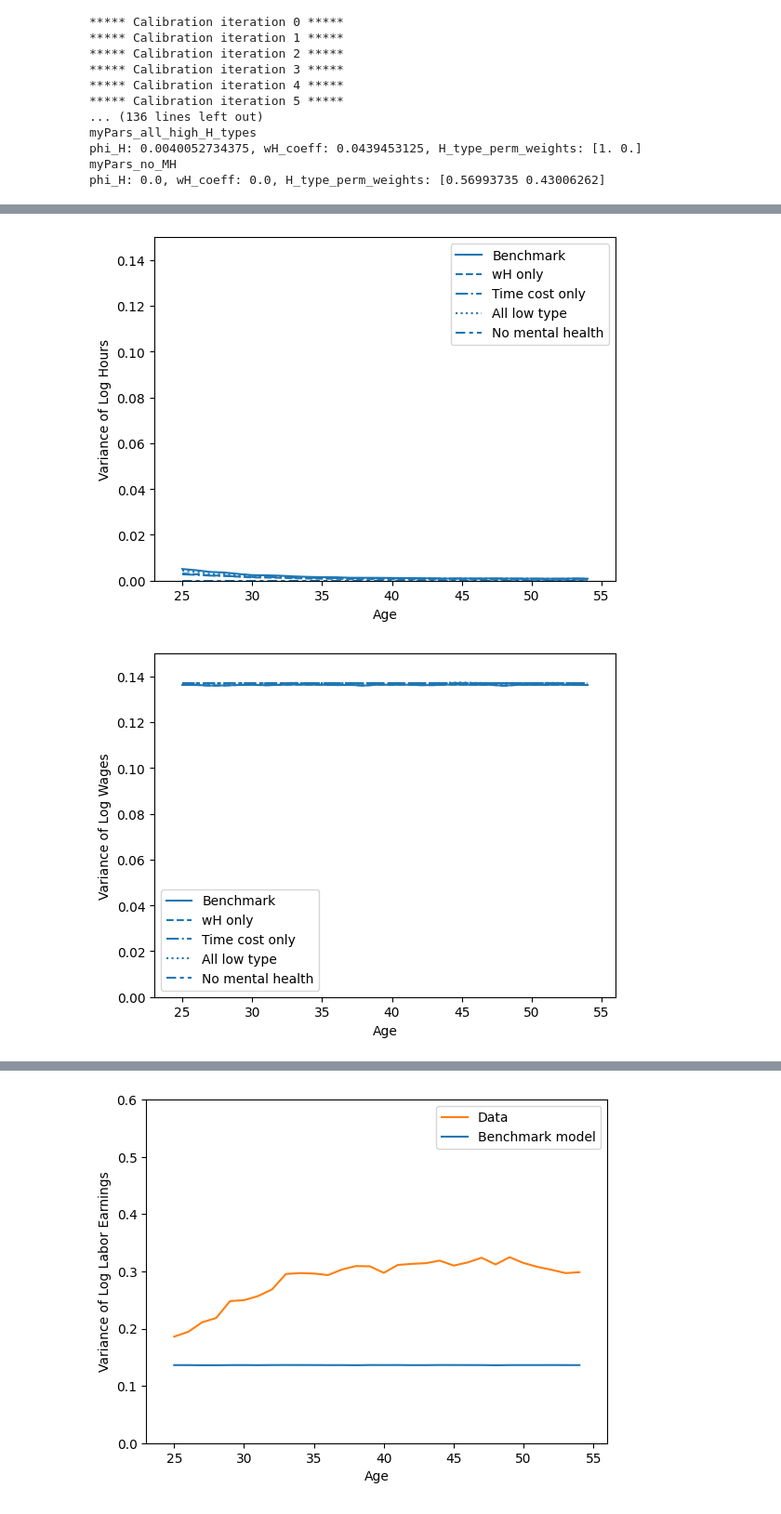
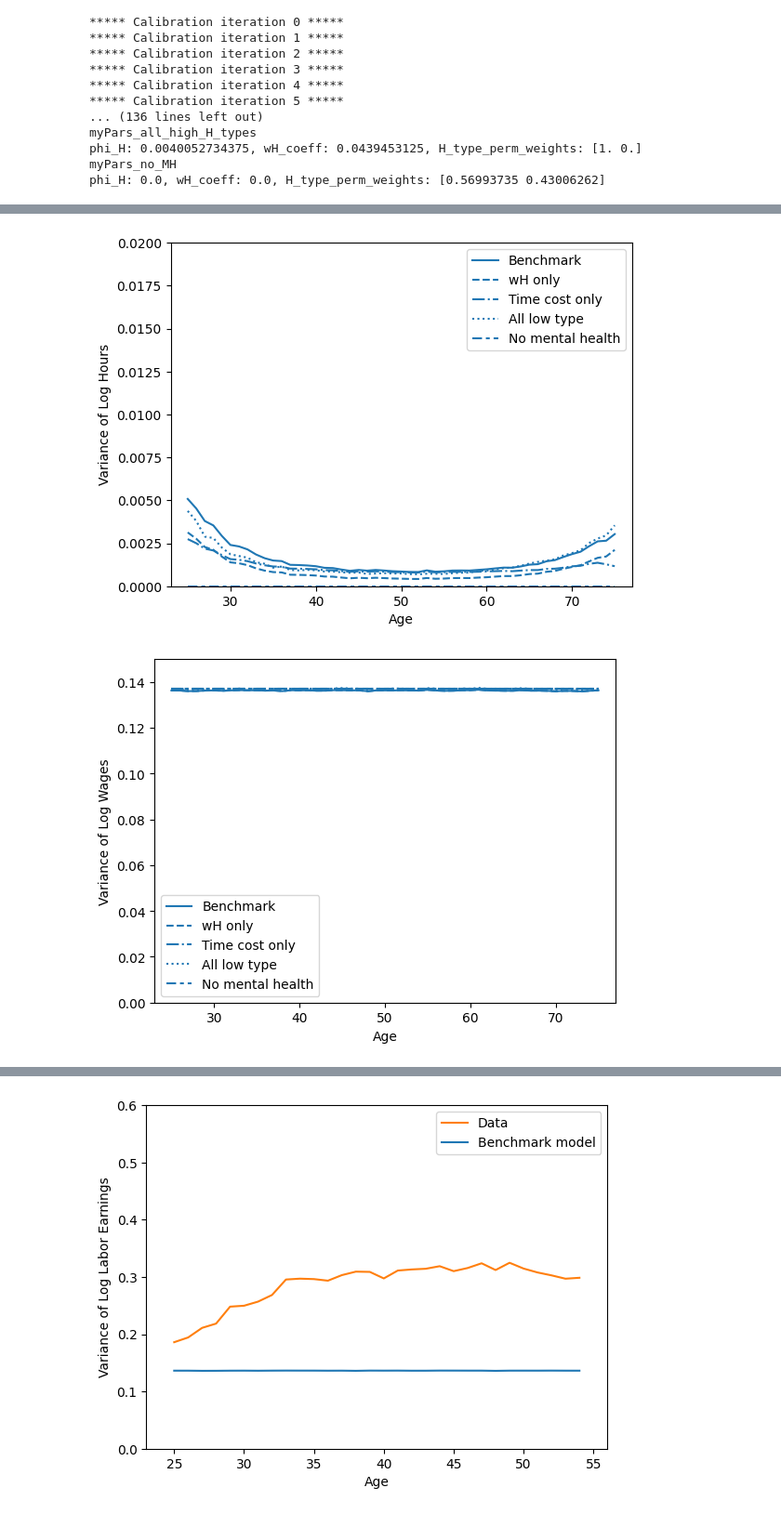
Before and after one commit to bboyajian253/discrete_lab_lc_model, a Jupyter notebook: my_code/model_uncert/code/counterfacts_trans.ipynb, the cells around one changed output, grey strips where cells are left out. Shown at 93% size. Cells and saved outputs as stored; diff of their text form; code cells hidden in the pictures.

```diff
--- a/my_code/model_uncert/code/counterfacts_trans.ipynb
+++ b/my_code/model_uncert/code/counterfacts_trans.ipynb
@@ -220,45 +220,63 @@ outpath = main_path + "validation/"
 quietly = True
 y_label_root = "Hours"
 y_axis_label_var = "Variance of Log" + " " + y_label_root
 my_label_lists = [["Benchmark"], ["wH only"], ["Time cost only"], ["All low type"],["No mental health"]]
 
 var = "lab"
 
-fig_var_benchmark, ax_var_benchmark = plot_ineq.plot_var_log_sim(myPars_bench,sims_bench[var], y_axis_label_var, outpath, quietly = quietly)
-fig_var_no_cost, ax_var_no_cost = plot_ineq.plot_var_log_sim(myPars_no_cost, sims_no_cost[var], y_axis_label_var, outpath, quietly = quietly)
-fig_var_no_wH, ax_var_no_wH = plot_ineq.plot_var_log_sim(myPars_no_wH, sims_no_wH[var], y_axis_label_var, outpath, quietly = quietly)
-fig_var_all_high_H_types, ax_var_all_high_H_types = plot_ineq.plot_var_log_sim(myPars_all_high_H_types, sims_all_high_H_types[var], y_axis_label_var, outpath, quietly = quietly)
-fig_var_no_MH, ax_var_no_MH = plot_ineq.plot_var_log_sim(myPars_no_MH, sims_no_MH[var], y_axis_label_var, outpath, quietly = quietly)
+fig_var_benchmark, ax_var_benchmark = plot_ineq.plot_var_log_sim(myPars_bench,sims_bench[var], y_axis_label_var, outpath, quietly = quietly, full_age_grid=True)
+fig_var_no_cost, ax_var_no_cost = plot_ineq.plot_var_log_sim(myPars_no_cost, sims_no_cost[var], y_axis_label_var, outpath, quietly = quietly, full_age_grid=True)
+fig_var_no_wH, ax_var_no_wH = plot_ineq.plot_var_log_sim(myPars_no_wH, sims_no_wH[var], y_axis_label_var, outpath, quietly = quietly, full_age_grid=True)
+fig_var_all_high_H_types, ax_var_all_high_H_types = plot_ineq.plot_var_log_sim(myPars_all_high_H_types, sims_all_high_H_types[var], y_axis_label_var, outpath, quietly = quietly, full_age_grid=True)
+fig_var_no_MH, ax_var_no_MH = plot_ineq.plot_var_log_sim(myPars_no_MH, sims_no_MH[var], y_axis_label_var, outpath, quietly = quietly, full_age_grid=True)
 
-plot_save_path = outpath + "fig_hours_counter_var" + ".pdf"
-y_lim = [0.0, 0.15]
+plot_save_path = outpath + "fig_log_hours_counter_var" + ".pdf"
+y_lim = [0.0, 0.02]
 
 fig, ax = tb.combine_plots([(fig_var_benchmark, ax_var_benchmark),
                   (fig_var_no_cost, ax_var_no_cost), (fig_var_no_wH, ax_var_no_wH),
                   (fig_var_all_high_H_types, ax_var_all_high_H_types), (fig_var_no_MH, ax_var_no_MH)],
                     y_lim = y_lim, save_path = plot_save_path, label_lists = my_label_lists, quietly = False)
 
 y_label_root = "Wages"
 y_axis_label_var = "Variance of Log" + " " + y_label_root
 y_lim = [0.0, 0.15]
 
 wages_bench = model.gen_wage_hist(myPars_bench, myShocks_bench)
 wages_no_cost = model.gen_wage_hist(myPars_no_cost, myShocks_no_cost)
 wages_no_wH = model.gen_wage_hist(myPars_no_wH, myShocks_no_wH)
 wages_all_high_H_types = model.gen_wage_hist(myPars_all_high_H_types, myShocks_all_high_H_types)
 wages_no_MH = model.gen_wage_hist(myPars_no_MH, myShocks_no_MH)
 
-fig_var_benchmark, ax_var_benchmark = plot_ineq.plot_var_log_sim(myPars_bench,wages_bench, y_axis_label_var, outpath, quietly = quietly)
-fig_var_no_cost, ax_var_no_cost = plot_ineq.plot_var_log_sim(myPars_no_cost, wages_no_cost, y_axis_label_var, outpath, quietly = quietly)
-fig_var_no_wH, ax_var_no_wH = plot_ineq.plot_var_log_sim(myPars_no_wH, wages_no_wH, y_axis_label_var, outpath, quietly = quietly)
-fig_var_all_high_H_types, ax_var_all_high_H_types = plot_ineq.plot_var_log_sim(myPars_all_high_H_types, wages_all_high_H_types, y_axis_label_var, outpath, quietly = quietly)
-fig_var_no_MH, ax_var_no_MH = plot_ineq.plot_var_log_sim(myPars_no_MH, wages_no_MH, y_axis_label_var, outpath, quietly = quietly)
+fig_var_benchmark, ax_var_benchmark = plot_ineq.plot_var_log_sim(myPars_bench,wages_bench, y_axis_label_var, outpath, quietly = quietly, full_age_grid=True)
+fig_var_no_cost, ax_var_no_cost = plot_ineq.plot_var_log_sim(myPars_no_cost, wages_no_cost, y_axis_label_var, outpath, quietly = quietly, full_age_grid=True)
+fig_var_no_wH, ax_var_no_wH = plot_ineq.plot_var_log_sim(myPars_no_wH, wages_no_wH, y_axis_label_var, outpath, quietly = quietly, full_age_grid=True)
+fig_var_all_high_H_types, ax_var_all_high_H_types = plot_ineq.plot_var_log_sim(myPars_all_high_H_types, wages_all_high_H_types, y_axis_label_var, outpath, quietly = quietly, full_age_grid=True)
+fig_var_no_MH, ax_var_no_MH = plot_ineq.plot_var_log_sim(myPars_no_MH, wages_no_MH, y_axis_label_var, outpath, quietly = quietly, full_age_grid=True)
 
-plot_save_path = outpath + "fig_wages_counter_var" + ".pdf"
+plot_save_path = outpath + "fig_log_wages_counter_var" + ".pdf"
 fig, ax = tb.combine_plots([(fig_var_benchmark, ax_var_benchmark),
                   (fig_var_no_cost, ax_var_no_cost), (fig_var_no_wH, ax_var_no_wH),
                   (fig_var_all_high_H_types, ax_var_all_high_H_types), (fig_var_no_MH, ax_var_no_MH)],
                   y_lim = y_lim, save_path = plot_save_path, label_lists = my_label_lists, quietly = False)
+
+var = "a"
+y_label_root = "Assets"
+y_axis_label_var = "Variance of " + " " + y_label_root
+
+fig_var_benchmark, ax_var_benchmark = plot_ineq.plot_var_sim(myPars_bench,sims_bench[var], y_axis_label_var, outpath, quietly = quietly, full_age_grid=True)
+fig_var_no_cost, ax_var_no_cost = plot_ineq.plot_var_sim(myPars_no_cost, sims_no_cost[var], y_axis_label_var, outpath, quietly = quietly, full_age_grid=True)
+fig_var_no_wH, ax_var_no_wH = plot_ineq.plot_var_sim(myPars_no_wH, sims_no_wH[var], y_axis_label_var, outpath, quietly = quietly, full_age_grid=True)
+fig_var_all_high_H_types, ax_var_all_high_H_types = plot_ineq.plot_var_sim(myPars_all_high_H_types, sims_all_high_H_types[var], y_axis_label_var, outpath, quietly = quietly, full_age_grid=True)
+fig_var_no_MH, ax_var_no_MH = plot_ineq.plot_var_sim(myPars_no_MH, sims_no_MH[var], y_axis_label_var, outpath, quietly = quietly, full_age_grid=True)
+
+plot_save_path = outpath + "fig_assets_counter_var" + ".pdf"
+y_lim = None
+
+fig, ax = tb.combine_plots([(fig_var_benchmark, ax_var_benchmark),
+                  (fig_var_no_cost, ax_var_no_cost), (fig_var_no_wH, ax_var_no_wH),
+                  (fig_var_all_high_H_types, ax_var_all_high_H_types), (fig_var_no_MH, ax_var_no_MH)],
+                    y_lim = y_lim, save_path = plot_save_path, label_lists = my_label_lists, quietly = False)
 # %% [output]
-[figure, old version]
+[figure, new version]
-[figure, old version]
+[figure, new version]
```
Also changed, not shown: parts of 2 cells of this notebook, 16 other files.
